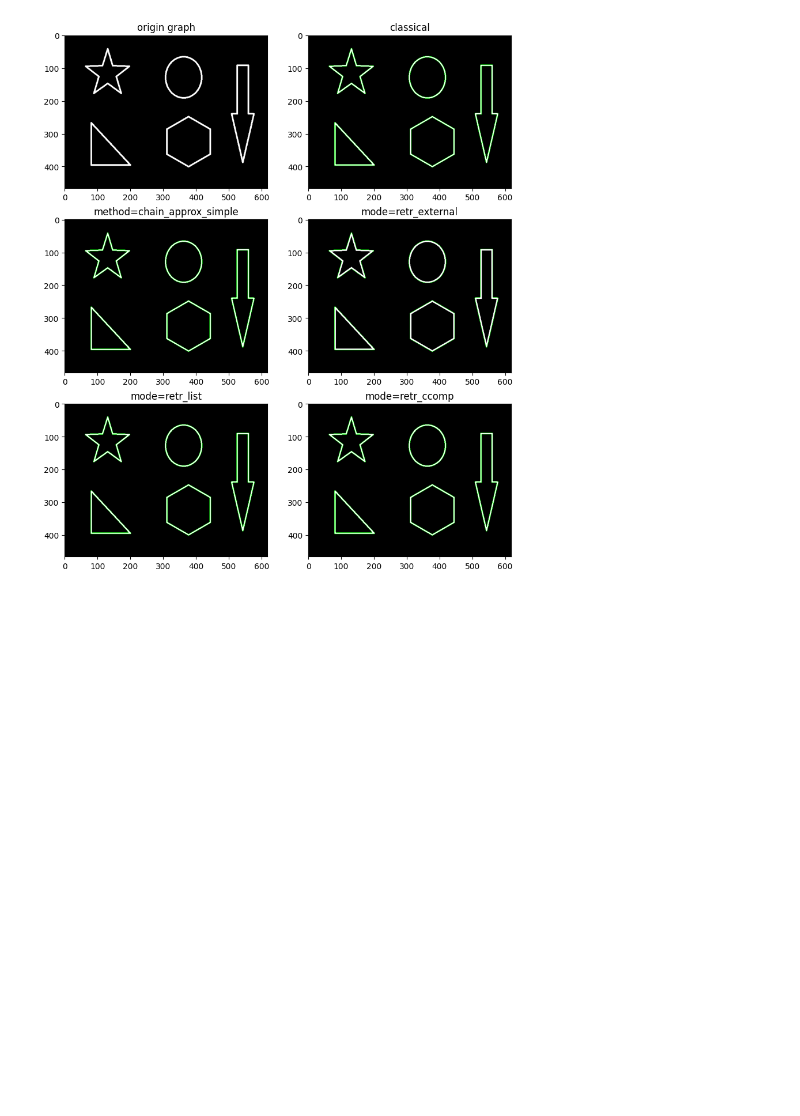
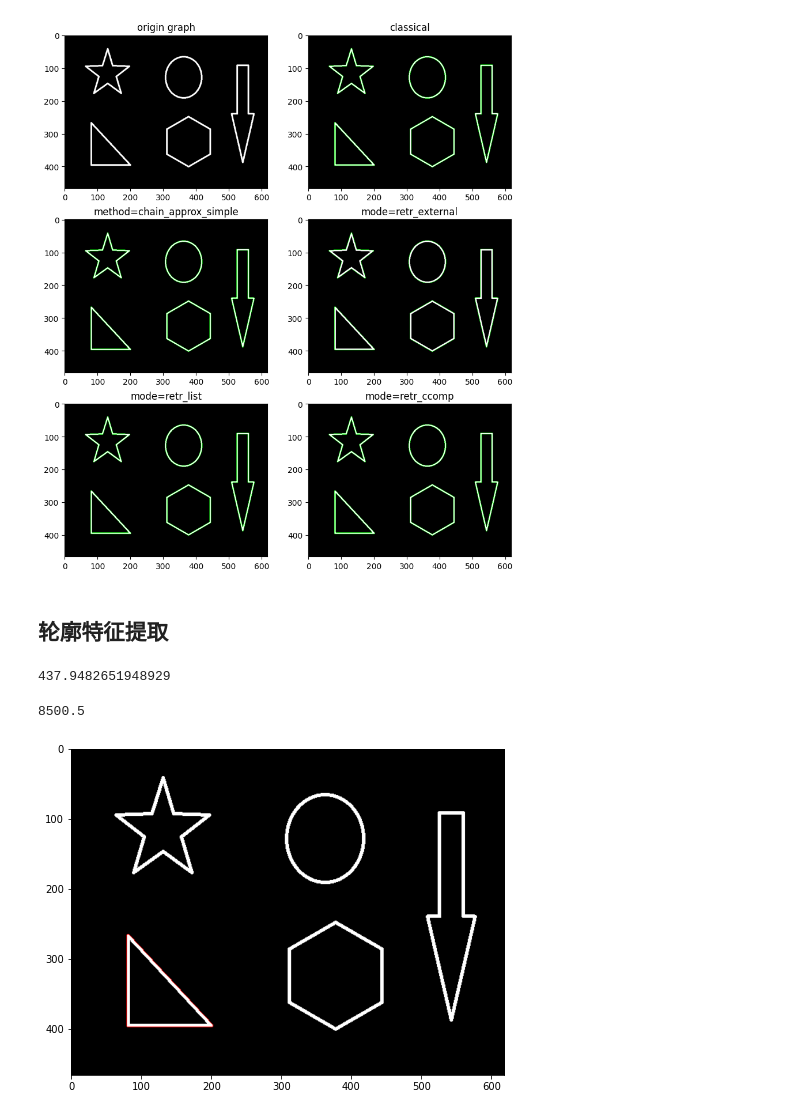
Before and after one commit to gchenustc/opencv, a Jupyter notebook: 轮廓检测.ipynb, the cells around one changed output. Saved outputs shown, nothing was run; the diff lists cells and outputs as text; code cells hidden in the pictures; blank space fills up the shorter version.

Commit message:
contours learning update

```diff
--- a/轮廓检测.ipynb
+++ b/轮廓检测.ipynb
@@ -90,3 +90,22 @@ plt.title("mode=retr_ccomp")
 # %% [output]
 Text(0.5, 1.0, 'mode=retr_ccomp')
 [figure]
+# %% [markdown]
+## 轮廓特征提取
+# %%
+cnt1 = contours[0]
+
+# 第一条曲线的周长和面积
+img_contour_draw = img_contour.copy()
+img_contour_1 = cv2.drawContours(img_contour_draw, contours, 0, (0,0,255),1)
+plt.figure(figsize=(8,6))
+cv_show(img_contour_1)
+
+# 周长
+print(cv2.arcLength(cnt1,True)) # True 闭合曲线
+# 面积
+cv2.contourArea(cnt1)
+# %% [output]
+437.9482651948929
+8500.5
+[figure, added]
```
Also changed, not shown: parts of 6 cells of this notebook.
